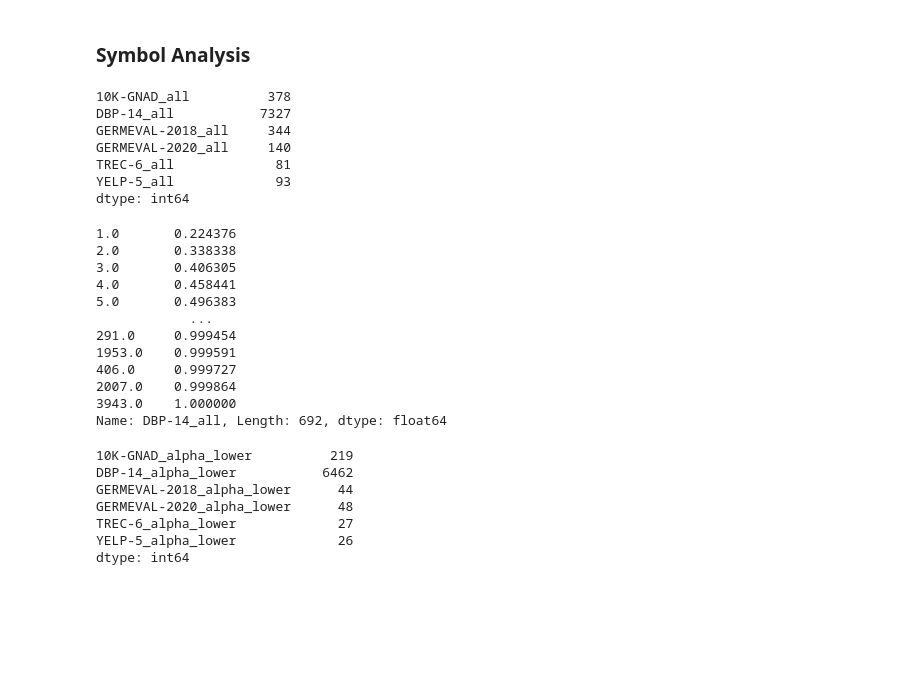
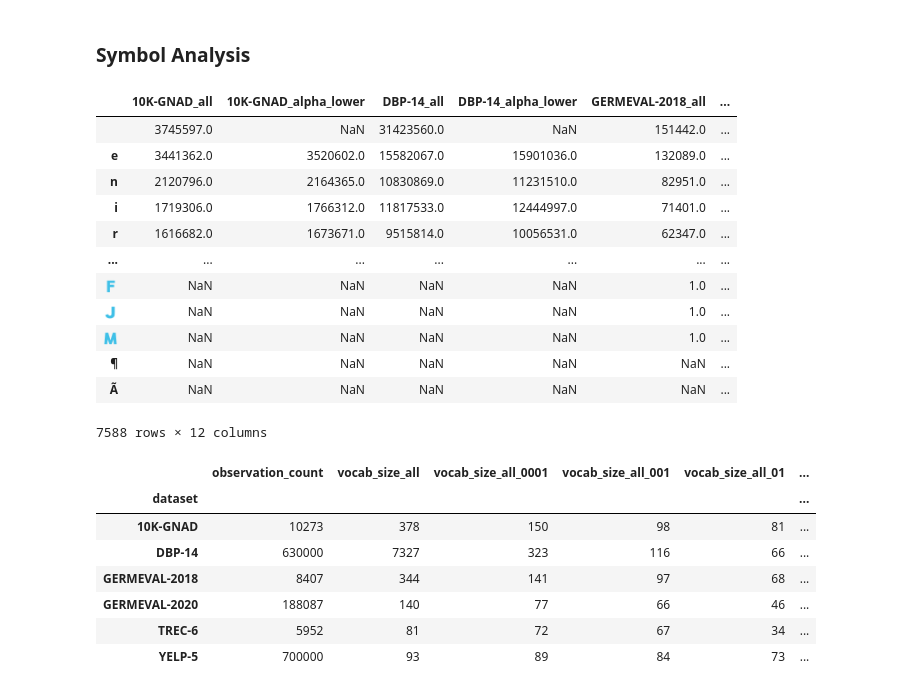
Before and after one commit to freecraver/zimp_experiments, a Jupyter notebook: pos/character_eval.ipynb, the cells around one changed output. Saved outputs shown, nothing was run; the diff lists cells and outputs as text; code cells hidden in the pictures; blank space fills up the shorter version.

Commit message:
enhanced symbol vocabulary evaluation

```diff
--- a/pos/character_eval.ipynb
+++ b/pos/character_eval.ipynb
@@ -127,8 +140,28 @@ cropped_line_plot(df_rel)
 # %% [markdown]
 ### Symbol Analysis
 # %%
-dfs = []
-for dataset in files.keys():
-    dfs.append(get_ds_stats(files[dataset], lambda texts: SymbolCountVectorizerAnalyzer(texts, remove_whitespace=False), dataset+'_all'))
-    dfs.append(get_ds_stats(files[dataset], lambda texts: SymbolCountVectorizerAnalyzer(texts, lowercase=True, only_alphabetic=True), dataset+'_alpha_lower'))
-df = pd.concat(dfs, axis=1)
+stat_file = 'text_statistics/character_stats.csv'
+if os.path.exists(stat_file):
+    df = pd.read_csv(stat_file, index_col=0)
+else:
+    dfs = []
+    for dataset in files.keys():
+        dfs.append(get_ds_stats(files[dataset], lambda texts: SymbolCountVectorizerAnalyzer(texts, remove_whitespace=False), dataset+'_all'))
+        dfs.append(get_ds_stats(files[dataset], lambda texts: SymbolCountVectorizerAnalyzer(texts, lowercase=True, only_alphabetic=True), dataset+'_alpha_lower'))
+    df = pd.concat(dfs, axis=1)
+    df.to_csv(stat_file)
+df
+# %% [output]
+|  | 10K-GNAD_all | 10K-GNAD_alpha_lower | DBP-14_all | DBP-14_alpha_lower | GERMEVAL-2018_all | ... |
+|  | 3745597.0 | NaN | 31423560.0 | NaN | 151442.0 | ... |
+| e | 3441362.0 | 3520602.0 | 15582067.0 | 15901036.0 | 132089.0 | ... |
+| n | 2120796.0 | 2164365.0 | 10830869.0 | 11231510.0 | 82951.0 | ... |
+| i | 1719306.0 | 1766312.0 | 11817533.0 | 12444997.0 | 71401.0 | ... |
+| r | 1616682.0 | 1673671.0 | 9515814.0 | 10056531.0 | 62347.0 | ... |
+| ... | ... | ... | ... | ... | ... | ... |
+| 🇫 | NaN | NaN | NaN | NaN | 1.0 | ... |
+| 🇯 | NaN | NaN | NaN | NaN | 1.0 | ... |
+| 🇲 | NaN | NaN | NaN | NaN | 1.0 | ... |
+| ¶ | NaN | NaN | NaN | NaN | NaN | ... |
+| Ã | NaN | NaN | NaN | NaN | NaN | ... |
+7588 rows × 12 columns
@@ -140,36 +172,0 @@ df_low = df.loc[:, [col for col in df.columns if not col.endswith('_all')]]
-# %%
-df_all.count()
-# %% [output]
-10K-GNAD_all          378
-DBP-14_all           7327
-GERMEVAL-2018_all     344
-GERMEVAL-2020_all     140
-TREC-6_all             81
-YELP-5_all             93
-dtype: int64
-# %%
-vc = df_all['DBP-14_all'].value_counts()
-vc.cumsum()/vc.sum()
-# %% [output]
-1.0       0.224376
-2.0       0.338338
-3.0       0.406305
-4.0       0.458441
-5.0       0.496383
-            ...
-291.0     0.999454
-1953.0    0.999591
-406.0     0.999727
-2007.0    0.999864
-3943.0    1.000000
-Name: DBP-14_all, Length: 692, dtype: float64
-# %%
-df_low.count()
-# %% [output]
-10K-GNAD_alpha_lower          219
-DBP-14_alpha_lower           6462
-GERMEVAL-2018_alpha_lower      44
-GERMEVAL-2020_alpha_lower      48
-TREC-6_alpha_lower             27
-YELP-5_alpha_lower             26
-dtype: int64
@@ -175,0 +189,12 @@ dtype: int64
+# %%
+df_symbols = pd.DataFrame(observation_counts).set_index('dataset')
+df_symbols
+# %% [output]
+|  | observation_count | vocab_size_all | vocab_size_all_0001 | vocab_size_all_001 | vocab_size_all_01 | ... |
+| dataset |  |  |  |  |  | ... |
+| 10K-GNAD | 10273 | 378 | 150 | 98 | 81 | ... |
+| DBP-14 | 630000 | 7327 | 323 | 116 | 66 | ... |
+| GERMEVAL-2018 | 8407 | 344 | 141 | 97 | 68 | ... |
+| GERMEVAL-2020 | 188087 | 140 | 77 | 66 | 46 | ... |
+| TREC-6 | 5952 | 81 | 72 | 67 | 34 | ... |
+| YELP-5 | 700000 | 93 | 89 | 84 | 73 | ... |
```
Also changed, not shown: parts of 7 cells of this notebook, 2 other files.
